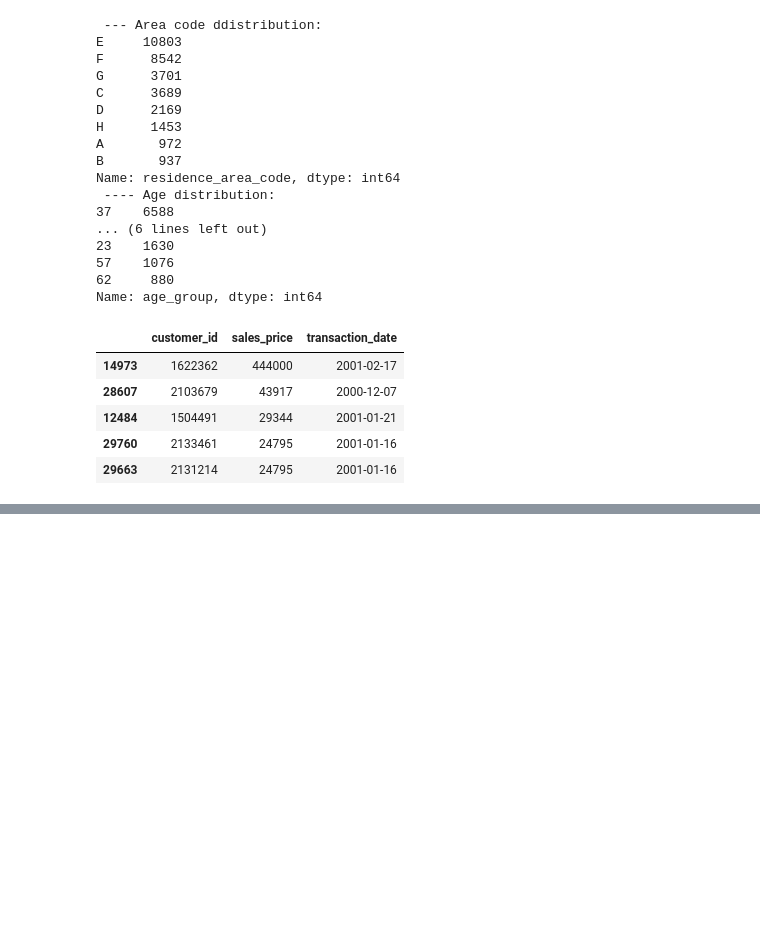
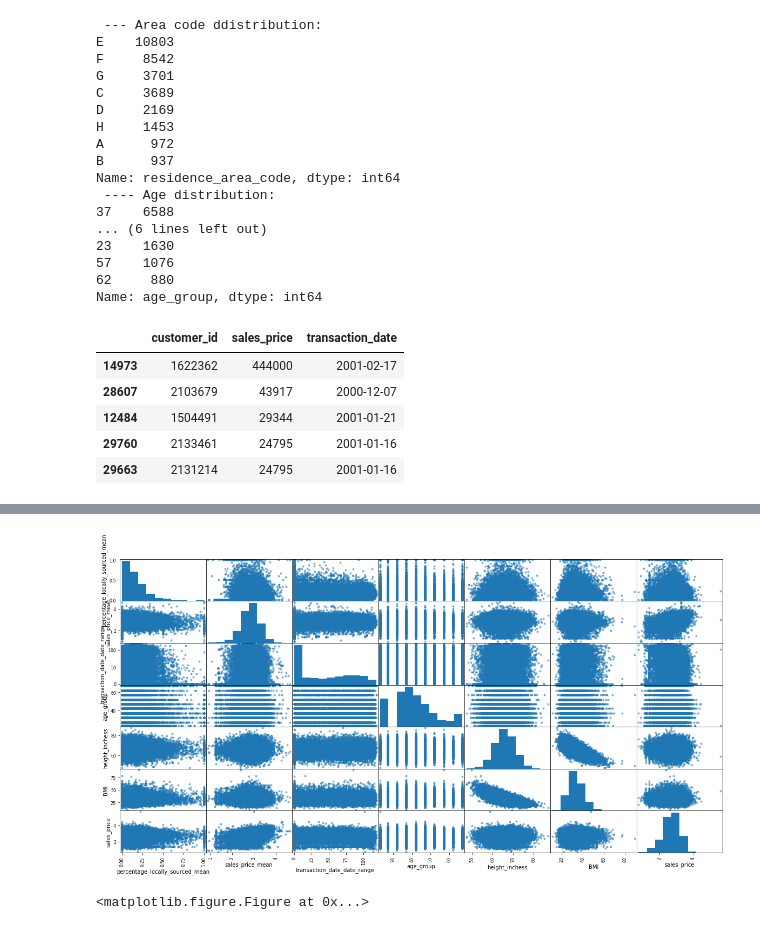
Before and after one commit to ahoosh/Sales_Prediction, a Jupyter notebook: Sales.ipynb, the cells around one changed output, grey strips where cells are left out. Drawn from its saved outputs; the diff is of its cells as text; code cells hidden in the pictures; blank space fills up the shorter version.

```diff
--- a/Sales.ipynb
+++ b/Sales.ipynb
@@ -185,0 +210,5 @@ finalSales.shape
+# %%
+data = transactionsGrouped2.merge(finalSales, on = "customer_id", how = "left")
+toBeConvertedToLog10 = ['sales_price_mean', 'sales_price_max', 'product_price_mean', 'sales_price']
+for col in toBeConvertedToLog10:
+    data[col] = np.log10(data[col])
@@ -185,0 +235,9 @@ finalSales.shape
+# %%
+matplotlib.rcParams['figure.figsize'] = (20.0, 10.0)
+scatter_matrix(data[['percentage_locally_sourced_mean','sales_price_mean','transaction_date_date_range',
+                    'age_group', 'height_inchess', 'BMI', 'sales_price']])
+plt.figure(figsize=(18, 16), dpi= 80, facecolor='w', edgecolor='k')
+plt.show()
+# %% [output]
+[figure, added]
+<matplotlib.figure.Figure at 0x...>
```
Also changed, not shown: parts of 19 cells of this notebook.
